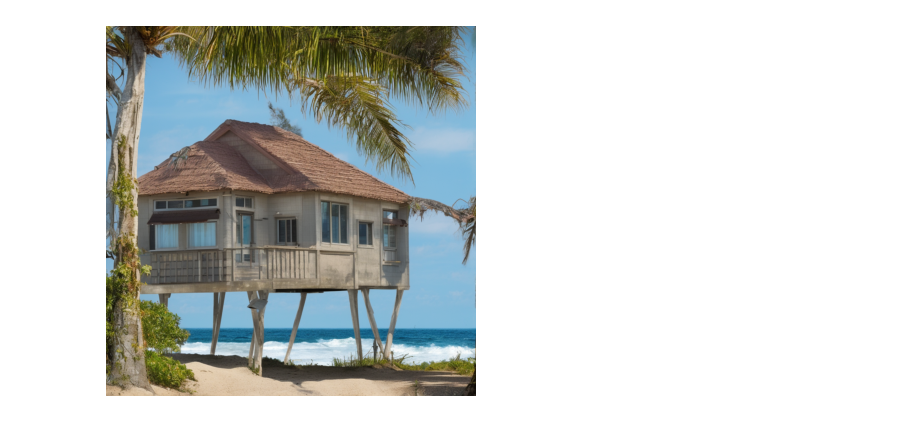
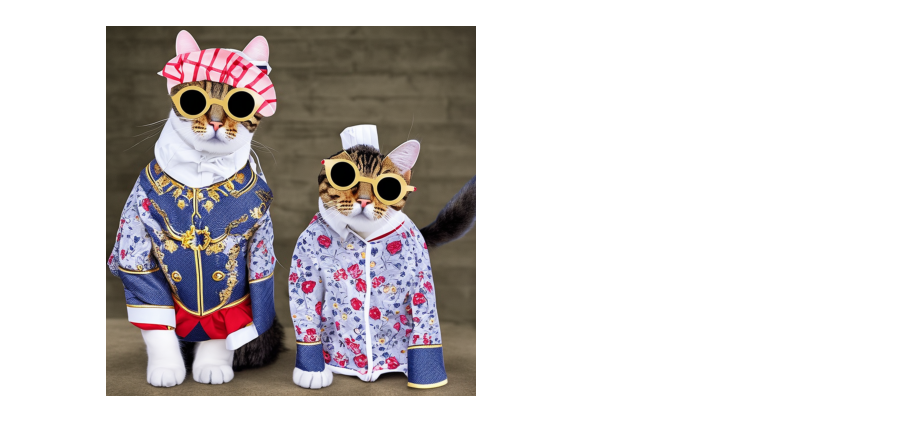
Before and after one commit to abrarjamil11/AI-image-generator, a Jupyter notebook: AI image generator.ipynb, the cells around one changed output. Cells and saved outputs as stored; diff of their text form; code cells hidden in the pictures.

```diff
--- a/AI image generator.ipynb
+++ b/AI image generator.ipynb
@@ -3,20 +3,20 @@
 # %%
 import torch
 from diffusers import StableDiffusionPipeline, DPMSolverMultistepScheduler
 import matplotlib.pyplot as plt
 
 torch.cuda.empty_cache()
 model_id = "stabilityai/stable-diffusion-2-1"
 
 pipe = StableDiffusionPipeline.from_pretrained(model_id, torch_dtype=torch.float16)
 pipe.scheduler = DPMSolverMultistepScheduler.from_config(pipe.scheduler.config)
 pipe = pipe.to("cuda")
 
-prompt = "a house in front of the ocean"
+prompt = "a cat wearing royal suits"
 image = pipe(prompt, width=1000, height=1000).images[0]
 
 plt.imshow(image)
 plt.axis('off')
 plt.show()
 # %% [output]
-[figure, old version]
+[figure, new version]
```
